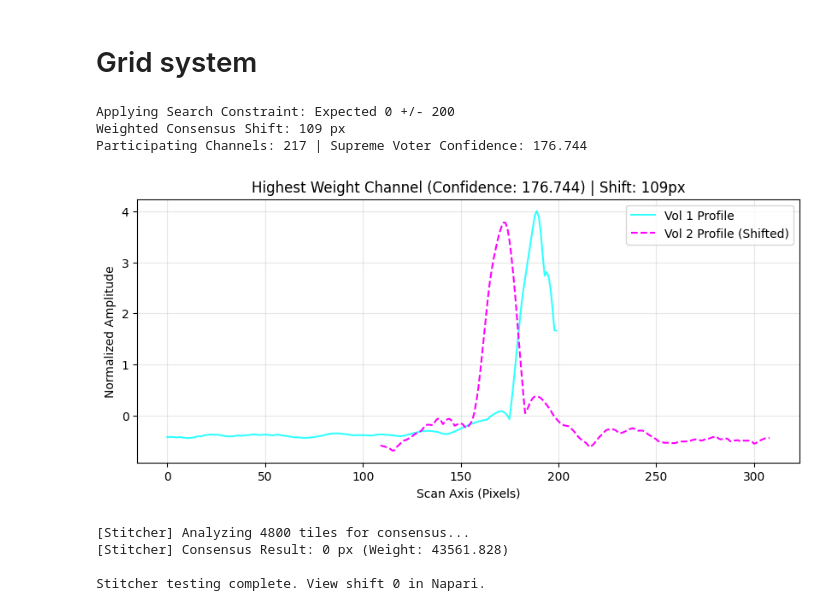
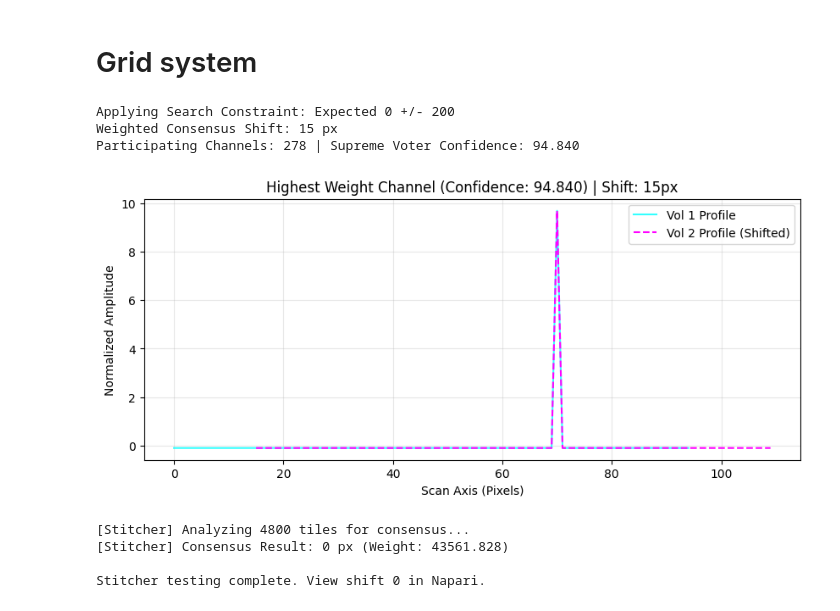
Before and after one commit to bibi848/signal-processing-G2066, a Jupyter notebook: STITCHING/3D_stitch_2_images_improved.ipynb, the cells around one changed output. Saved outputs shown, nothing was run; the diff lists cells and outputs as text; code cells hidden in the pictures.

Commit message:
stitching improvements

```diff
--- a/STITCHING/3D_stitch_2_images_improved.ipynb
+++ b/STITCHING/3D_stitch_2_images_improved.ipynb
@@ -390,46 +390,46 @@ class TFMStitcher:
 # ==========================================
 if __name__ == "__main__":
     # Update directory path as needed
-    IN_DIR = Path.cwd().parent / 'DATA' / '2D TFM Data' / 'FeC Smile 3MHz 04022026 Filtered'
+    IN_DIR = Path.cwd().parent /'SYNTHETIC NPY' / 'stitching_test'
 
     try:
-        vol1_raw = np.load(IN_DIR / "FeC_40_3_filtered_3D_TFM.npy")
-        vol2_raw = np.load(IN_DIR / "FeC_40_2_filtered_3D_TFM.npy")
+        vol1_raw = np.load(IN_DIR / "subvol_0_0_0.npy")
+        vol2_raw = np.load(IN_DIR / "subvol_0_0_1.npy")
     except FileNotFoundError:
         print("Data files not found.")
         exit()
 
     stitcher = TFMStitcher(vol1_raw, vol2_raw, scan_axis=2)
 
     # Grid search: (60 rows by 20 columns)
     # expected_shift and tolerance keep the math tied to physical reality
     shift = stitcher.find_optimal_shift(
         grid_size=(60, 20),
         ignore_top=15,
         ignore_bottom=0,
         expected_shift=0,
         tolerance=200
     )
 
     stitcher.plot_winner()
     result = stitcher.stitch(blend_mode='linear')
 
     # Visual Inspection in Napari
     viewer = napari.Viewer()
     clim = [0, np.percentile(vol1_raw, 99.9)]
 
     viewer.add_image(vol1_raw, name='Vol1 (Cyan)', colormap='cyan', contrast_limits=clim)
 
     trans = [0, 0, 0]; trans[2] = shift
     viewer.add_image(vol2_raw, name='Vol2 (Magenta) [Shifted]', colormap='magenta', translate=trans, contrast_limits=clim)
 
     viewer.add_image(result, name='Weighted_Stitched_Result', contrast_limits=clim)
     napari.run()
 # %% [output]
 Applying Search Constraint: Expected 0 +/- 200
-Weighted Consensus Shift: 109 px
-Participating Channels: 217 | Supreme Voter Confidence: 176.744
+Weighted Consensus Shift: 15 px
+Participating Channels: 278 | Supreme Voter Confidence: 94.840
-[figure, old version]
+[figure, new version]
 # %%
 import numpy as np
 import matplotlib.pyplot as plt
```
Also changed, not shown: 3 other files.
